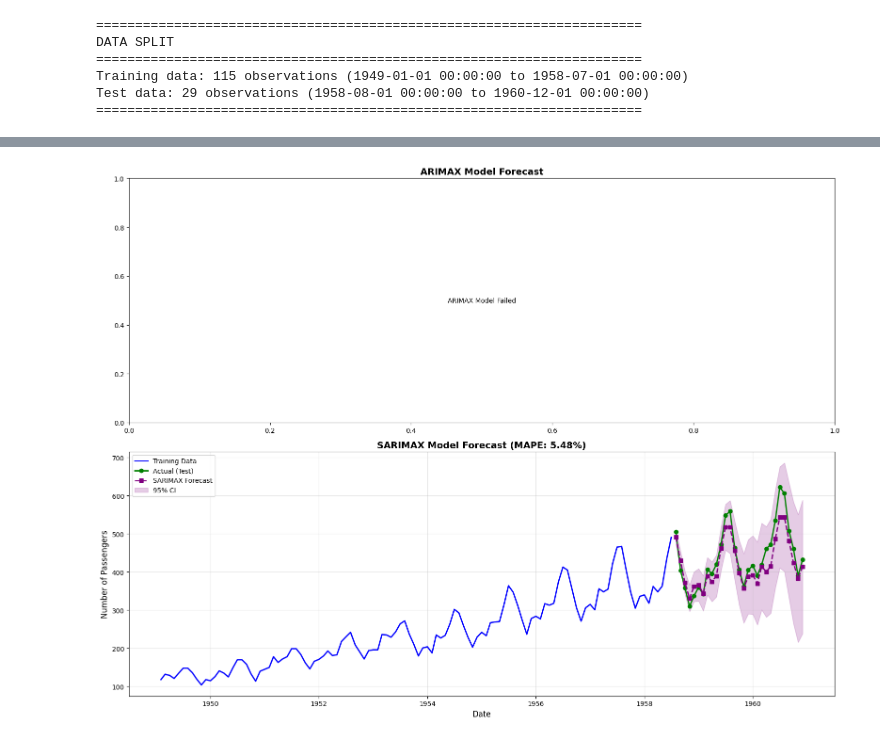
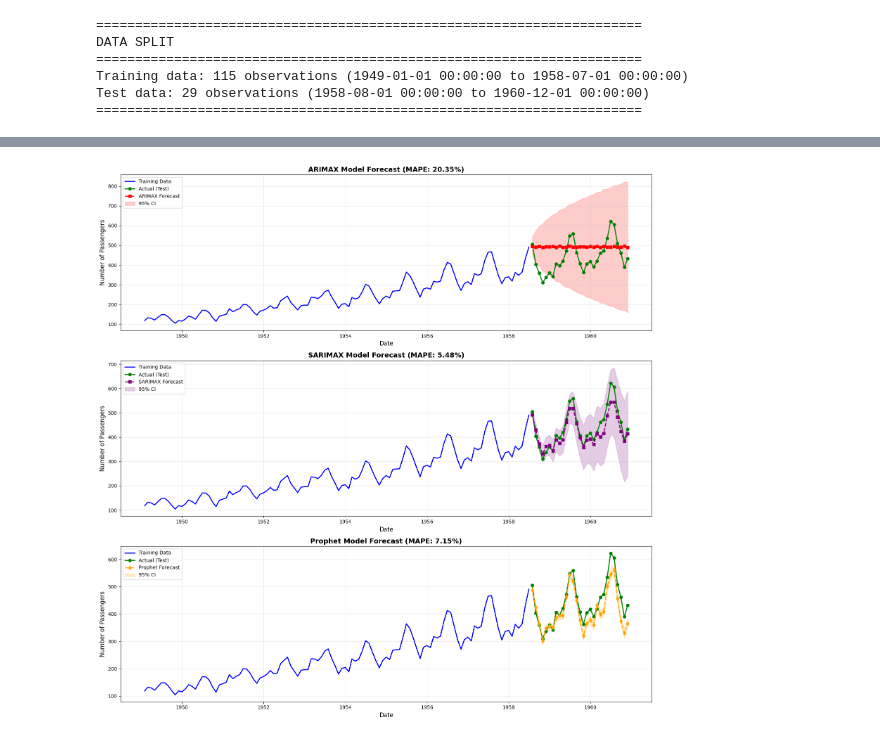
Before and after one commit to Andy12-14/Time_Series_Project, a Jupyter notebook: Practical_part/ARIMAX_vs_SARIMAX.ipynb, the cells around one changed output, grey strips where cells are left out. Cells and saved outputs as stored; diff of their text form; code cells hidden in the pictures.

```diff
--- a/Practical_part/ARIMAX_vs_SARIMAX.ipynb
+++ b/Practical_part/ARIMAX_vs_SARIMAX.ipynb
@@ -494,11 +691,13 @@ SARIMAX Order: (1, 1, 1)(1, 1, 1, 12)
 Exogenous variable: Economic Index
 ======================================================================
 # %%
-# 8. Fit ARIMAX Model
+# 11. Fit ARIMAX Model
 print("\n" + "=" * 70)
 print("FITTING ARIMAX MODEL")
 print("=" * 70)
 print("Fitting ARIMAX model... This may take a moment...")
+print(f"ARIMAX Model Order: ({p_arimax}, {d_arimax}, {q_arimax})")
+print("NOTE: ARIMAX does NOT model seasonality explicitly - it only uses first differencing.")
 
 try:
     model_arimax = sm.tsa.ARIMA(
@@ -508,7 +707,7 @@ try:
         enforce_stationarity=False,
         enforce_invertibility=False
     )
-    results_arimax = model_arimax.fit(disp=False)
+    results_arimax = model_arimax.fit()
 
     print("\n" + "=" * 70)
     print("ARIMAX MODEL SUMMARY")
@@ -517,7 +716,15 @@ try:
     print("=" * 70)
     arimax_success = True
 except Exception as e:
-    print(f"Error fitting ARIMAX model: {e}")
+    print(f"\n❌ Error fitting ARIMAX model: {e}")
+    print(f"\nREASON FOR FAILURE:")
+    print("   • ARIMAX may fail because it doesn't model seasonality explicitly")
+    print("   • The data has strong seasonal patterns that need D=1 (seasonal differencing)")
+    print("   • ARIMAX only uses d=1 (first differencing), which may not be sufficient")
+    print("   • SARIMAX is more appropriate for this dataset with seasonality")
+    import traceback
+    print(f"\nFull error traceback:")
+    traceback.print_exc()
     arimax_success = False
 # %% [output]
 ======================================================================
@@ -528,9 +747,12 @@ Error fitting ARIMAX model: ARIMA.fit() got an unexpected keyword argument 'disp
 # %%
-# 9. Fit SARIMAX Model
+# 12. Fit SARIMAX Model
 print("\n" + "=" * 70)
 print("FITTING SARIMAX MODEL")
 print("=" * 70)
 print("Fitting SARIMAX model... This may take a moment...")
+print(f"SARIMAX Model Order: ({p_sarimax}, {d_sarimax}, {q_sarimax})({P_sarimax}, {D_sarimax}, {Q_sarimax}, {s})")
+print(f"NOTE: SARIMAX models seasonality explicitly with D={D_sarimax} (seasonal differencing)")
+print(f"      This is appropriate for this dataset with strong seasonal patterns.")
 
 try:
     model_sarimax = sm.tsa.SARIMAX(
@@ -541,7 +763,7 @@ try:
         enforce_stationarity=False,
         enforce_invertibility=False
     )
-    results_sarimax = model_sarimax.fit(disp=False)
+    results_sarimax = model_sarimax.fit()
 
     print("\n" + "=" * 70)
     print("SARIMAX MODEL SUMMARY")
@@ -720,7 +1088,7 @@ METRIC-BY-METRIC COMPARISON
 ======================================================================
 # %%
-# 12. Visualize forecasts from both models
-fig, axes = plt.subplots(2, 1, figsize=(16, 12))
+# 16. Visualize forecasts from all three models
+fig, axes = plt.subplots(3, 1, figsize=(16, 16))
 
 # Plot 1: ARIMAX Forecast
 if forecast_arimax_mean is not None:
@@ -734,32 +1102,50 @@ if forecast_arimax_mean is not None:
     axes[0].set_ylabel('Number of Passengers', fontsize=12)
     axes[0].set_title(f'ARIMAX Model Forecast (MAPE: {metrics_arimax["MAPE"]:.2f}%)',
                      fontsize=14, fontweight='bold')
     axes[0].legend(loc='best', fontsize=10)
     axes[0].grid(True, alpha=0.3)
 else:
     axes[0].text(0.5, 0.5, 'ARIMAX Model Failed', ha='center', va='center', transform=axes[0].transAxes)
     axes[0].set_title('ARIMAX Model Forecast', fontsize=14, fontweight='bold')
 
 # Plot 2: SARIMAX Forecast
 if forecast_sarimax_mean is not None:
     axes[1].plot(train_data.index, train_data['#Passengers'], label='Training Data', color='blue', linewidth=2)
     axes[1].plot(test_data.index, actual_values, label='Actual (Test)', color='green', linewidth=2, marker='o')
     axes[1].plot(test_data.index, forecast_sarimax_mean, label='SARIMAX Forecast',
                 color='purple', linewidth=2, linestyle='--', marker='s')
     axes[1].fill_between(test_data.index, forecast_sarimax_ci.iloc[:, 0], forecast_sarimax_ci.iloc[:, 1],
                         color='purple', alpha=0.2, label='95% CI')
     axes[1].set_xlabel('Date', fontsize=12)
     axes[1].set_ylabel('Number of Passengers', fontsize=12)
     axes[1].set_title(f'SARIMAX Model Forecast (MAPE: {metrics_sarimax["MAPE"]:.2f}%)',
                      fontsize=14, fontweight='bold')
     axes[1].legend(loc='best', fontsize=10)
     axes[1].grid(True, alpha=0.3)
 else:
     axes[1].text(0.5, 0.5, 'SARIMAX Model Failed', ha='center', va='center', transform=axes[1].transAxes)
     axes[1].set_title('SARIMAX Model Forecast', fontsize=14, fontweight='bold')
 
+# Plot 3: Prophet Forecast
+if forecast_prophet_mean is not None:
+    axes[2].plot(train_data.index, train_data['#Passengers'], label='Training Data', color='blue', linewidth=2)
+    axes[2].plot(test_data.index, actual_values, label='Actual (Test)', color='green', linewidth=2, marker='o')
+    axes[2].plot(test_data.index, forecast_prophet_mean, label='Prophet Forecast',
+                color='orange', linewidth=2, linestyle='--', marker='d')
+    axes[2].fill_between(test_data.index, forecast_prophet_ci['lower'], forecast_prophet_ci['upper'],
+                        color='orange', alpha=0.2, label='95% CI')
+    axes[2].set_xlabel('Date', fontsize=12)
+    axes[2].set_ylabel('Number of Passengers', fontsize=12)
+    axes[2].set_title(f'Prophet Model Forecast (MAPE: {metrics_prophet["MAPE"]:.2f}%)',
+                     fontsize=14, fontweight='bold')
+    axes[2].legend(loc='best', fontsize=10)
+    axes[2].grid(True, alpha=0.3)
+else:
+    axes[2].text(0.5, 0.5, 'Prophet Model Failed', ha='center', va='center', transform=axes[2].transAxes)
+    axes[2].set_title('Prophet Model Forecast', fontsize=14, fontweight='bold')
+
 plt.tight_layout()
 plt.show()
 # %% [output]
-[figure, old version]
+[figure, new version]
 # %%
```
Also changed, not shown: parts of 14 cells of this notebook, 7 other files.
